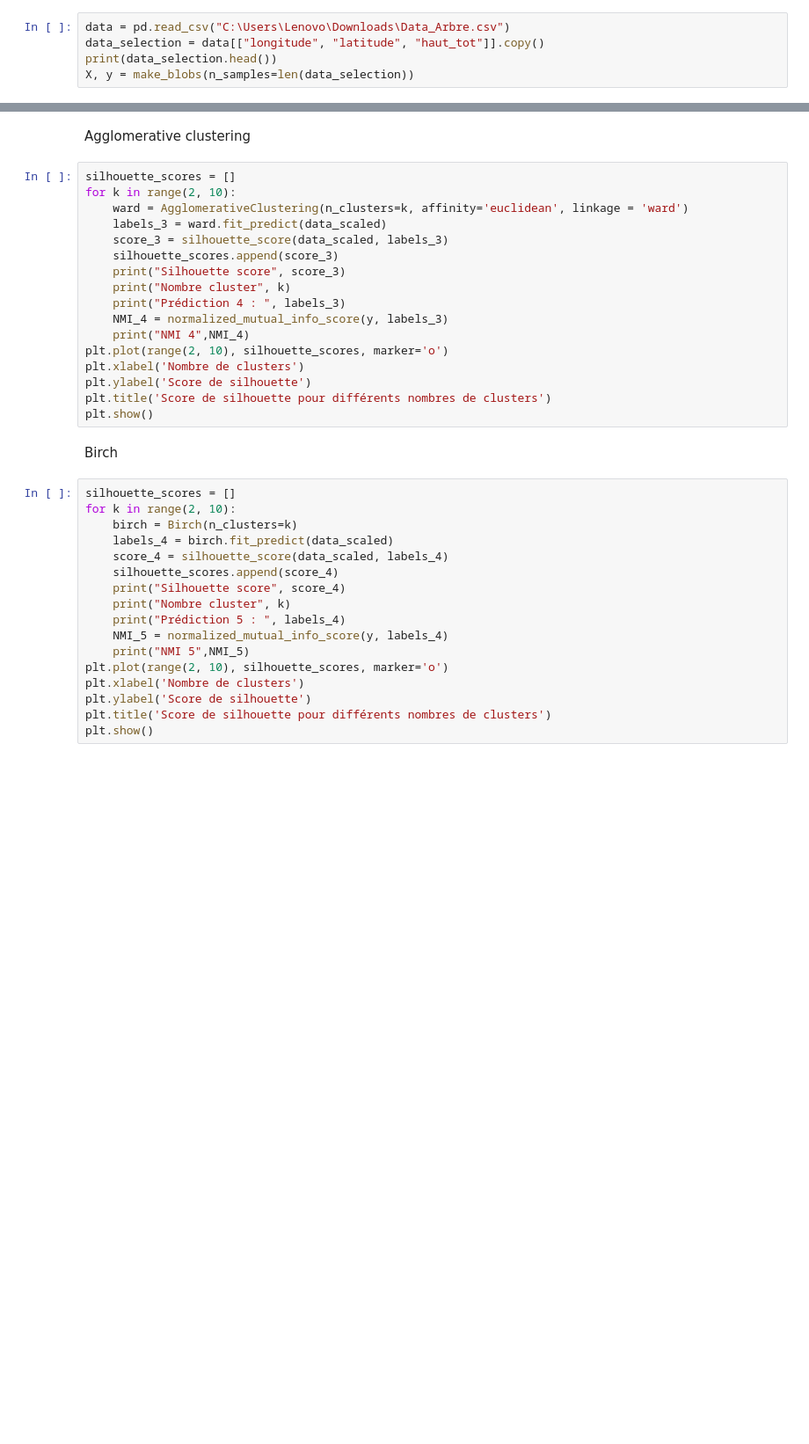
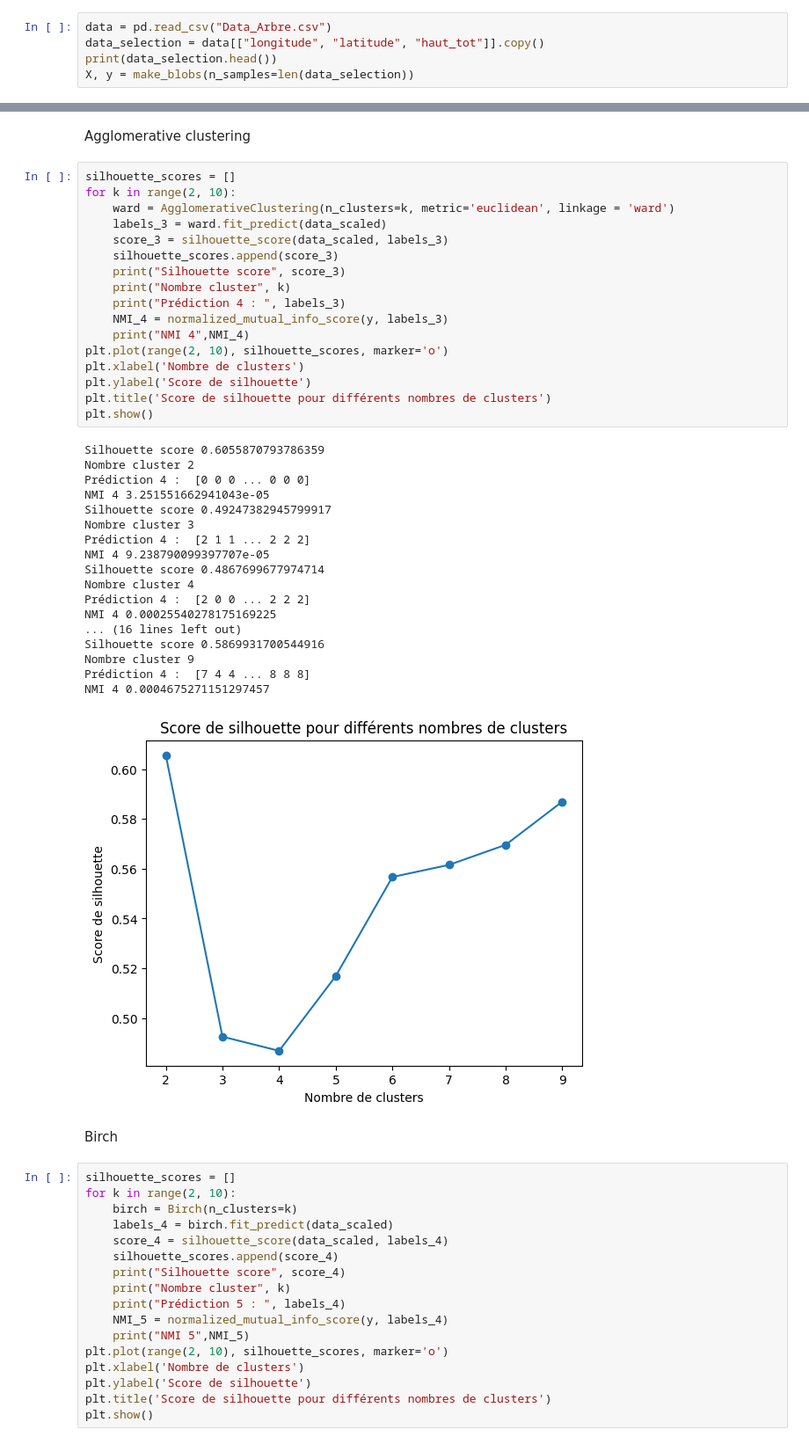
Before and after one commit to Asthehis/Projet_IA_2024, a Jupyter notebook: besoin_1_exp.ipynb, the cells around one changed output, grey strips where cells are left out. Shown at 88% size. Drawn from its saved outputs; the diff is of its cells as text; blank space fills up the shorter version.

```diff
--- a/besoin_1_exp.ipynb
+++ b/besoin_1_exp.ipynb
@@ -24,7 +22,7 @@ Préparation des données
 
 Extraction des données d’intérêt : Sélectionner les colonnes pertinentes de la base de données selon ce besoin.
 # %%
-data = pd.read_csv("C:\Users\Lenovo\Downloads\Data_Arbre.csv")
+data = pd.read_csv("Data_Arbre.csv")
 data_selection = data[["longitude", "latitude", "haut_tot"]].copy()
 print(data_selection.head())
 X, y = make_blobs(n_samples=len(data_selection))
@@ -90,20 +137,39 @@ Agglomerative clustering
 # %%
 silhouette_scores = []
 for k in range(2, 10):
-    ward = AgglomerativeClustering(n_clusters=k, affinity='euclidean', linkage = 'ward')
+    ward = AgglomerativeClustering(n_clusters=k, metric='euclidean', linkage = 'ward')
     labels_3 = ward.fit_predict(data_scaled)
     score_3 = silhouette_score(data_scaled, labels_3)
     silhouette_scores.append(score_3)
     print("Silhouette score", score_3)
     print("Nombre cluster", k)
     print("Prédiction 4 : ", labels_3)
     NMI_4 = normalized_mutual_info_score(y, labels_3)
     print("NMI 4",NMI_4)
 plt.plot(range(2, 10), silhouette_scores, marker='o')
 plt.xlabel('Nombre de clusters')
 plt.ylabel('Score de silhouette')
 plt.title('Score de silhouette pour différents nombres de clusters')
 plt.show()
+# %% [output]
+Silhouette score 0.6055870793786359
+Nombre cluster 2
+Prédiction 4 :  [0 0 0 ... 0 0 0]
+NMI 4 3.251551662941043e-05
+Silhouette score 0.49247382945799917
+Nombre cluster 3
+Prédiction 4 :  [2 1 1 ... 2 2 2]
+NMI 4 9.238790099397707e-05
+Silhouette score 0.4867699677974714
+Nombre cluster 4
+Prédiction 4 :  [2 0 0 ... 2 2 2]
+NMI 4 0.00025540278175169225
+... (16 lines left out)
+Silhouette score 0.5869931700544916
+Nombre cluster 9
+Prédiction 4 :  [7 4 4 ... 8 8 8]
+NMI 4 0.0004675271151297457
+[figure, added]
 # %% [markdown]
 Birch
 # %%
```
Also changed, not shown: parts of 7 cells of this notebook, 1 other file.
